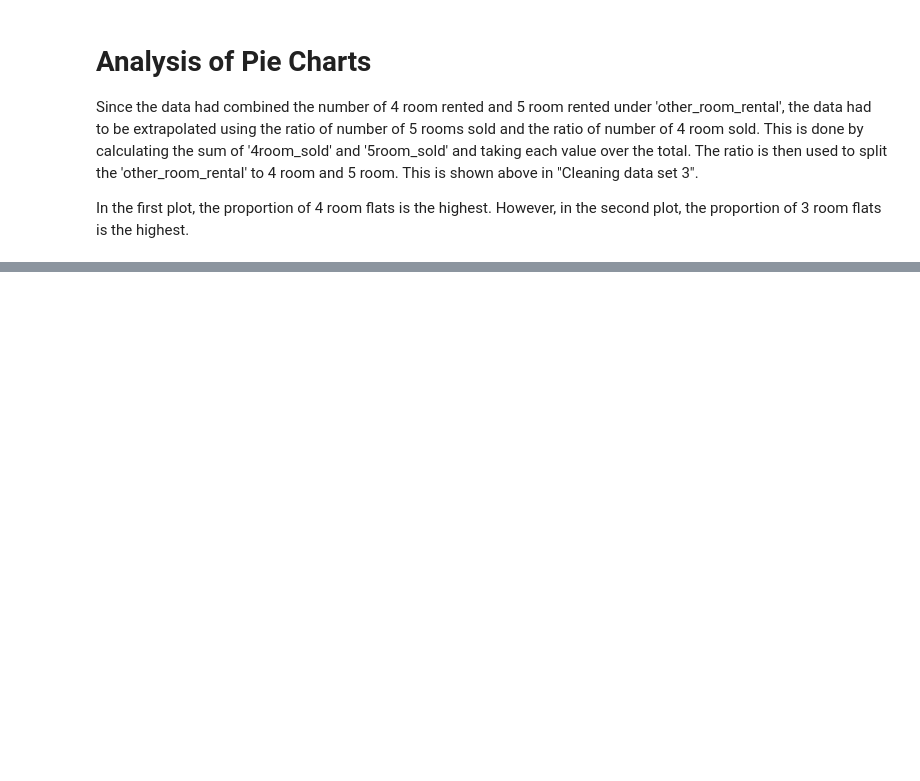
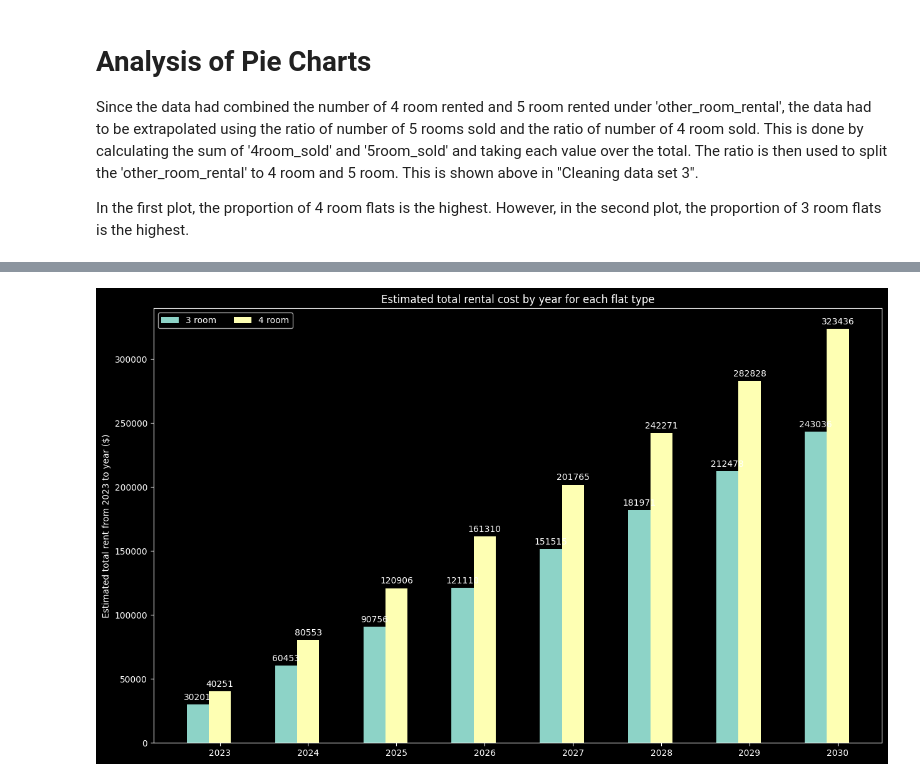
Before and after one commit to Deagozn/PDS, a Jupyter notebook: Assignment/AssignmentV2.ipynb, the cells around one changed output, grey strips where cells are left out. Saved outputs shown, nothing was run; the diff lists cells and outputs as text; code cells hidden in the pictures; blank space fills up the shorter version.

```diff
--- a/Assignment/AssignmentV2.ipynb
+++ b/Assignment/AssignmentV2.ipynb
@@ -477,0 +644,82 @@ In the first plot, the proportion of 4 room flats is the highest. However, in th
+# %%
+# Creates a 2 new arrays to store rental prices in the Central Area in 2022
+CT_flatTypeCount2022 = np.array([0,0,0,0])
+CT_flatTypeRent2022 = np.array([0,0,0,0])
+
+# Iterates through the data rent
+for i in range(len(data_rent)):
+
+    # Check if it is data from 2022
+    if "2022" in data_rent["quarter"][i]:
+
+        # Check if it is data from Central Area
+        if "CENTRAL" in data_rent["town"][i]:
+
+            # Check if it is 2 room
+            if data_rent["flat_type"][i] == "2-RM":
+                CT_flatTypeRent2022[0] += data_rent["median_rent"][i]
+                CT_flatTypeCount2022[0] += 1
+
+            # Check if it is 3 room
+            elif data_rent["flat_type"][i] == "3-RM":
+                CT_flatTypeRent2022[1] += data_rent["median_rent"][i]
+                CT_flatTypeCount2022[1] += 1
+
+            # Check if it is 4 room
+            elif data_rent["flat_type"][i] == "4-RM":
+                CT_flatTypeRent2022[2] += data_rent["median_rent"][i]
+                CT_flatTypeCount2022[2] += 1
+
+            # Check if it is 5 room
+            elif data_rent["flat_type"][i] == "5-RM":
+                CT_flatTypeRent2022[3] += data_rent["median_rent"][i]
+                CT_flatTypeCount2022[3] += 1
+
+# Calculate the average of each flat type
+CT_flatTypeAvgRent2022 = CT_flatTypeRent2022/CT_flatTypeCount2022
+
+print("There is only 3 room and 4 room rental in the Central Area")
+
+# Calculate the predicted rental price for each following year based on data from graph 3 (line graph)
+starting_rent_3rm = CT_flatTypeAvgRent2022[1]
+starting_rent_4rm = CT_flatTypeAvgRent2022[2]
+increment = 4.25
+sum_3rm = 0
+sum_4rm = 0
+array_3rm = []
+array_4rm = []
+
+for i in range(1,9):
+    sum_3rm += (starting_rent_3rm + (increment * i)) * 12
+    array_3rm.append(int(sum_3rm))
+    sum_4rm += (starting_rent_4rm + (increment * i)) * 12
+    array_4rm.append(int(sum_4rm))
+
+
+# Create year tuple for the x-axis of the graph
+year = (2023,2024,2025,2026,2027,2028,2029,2030)
+
+# Stores the data into dictionary so that it can be shown together in 1 plot
+rent_dict = {
+    "3 room": array_3rm,
+    "4 room": array_4rm,
+}
+
+x = np.arange(len(year))
+width = 0.25  # the width of the bars
+multiplier = 0
+
+
+fig,bar2 = plt.subplots(figsize=(15,9))
+
+for rm_type, rent in rent_dict.items():
+    offset = width * multiplier
+    rects = bar2.bar(x + offset, rent, width, label=rm_type)
+    bar2.bar_label(rects, padding=3)
+    multiplier += 1
+
+bar2.set_ylabel("Estimated total rent from 2023 to year ($)")
+bar2.set_title('Estimated total rental cost by year for each flat type')
+bar2.set_xticks(x + width, year)
+bar2.legend(loc='upper left', ncols=2)
+# %% [output]
@@ -477,0 +728 @@ In the first plot, the proportion of 4 room flats is the highest. However, in th
+[figure, added]
```
Also changed, not shown: parts of 27 cells of this notebook.
